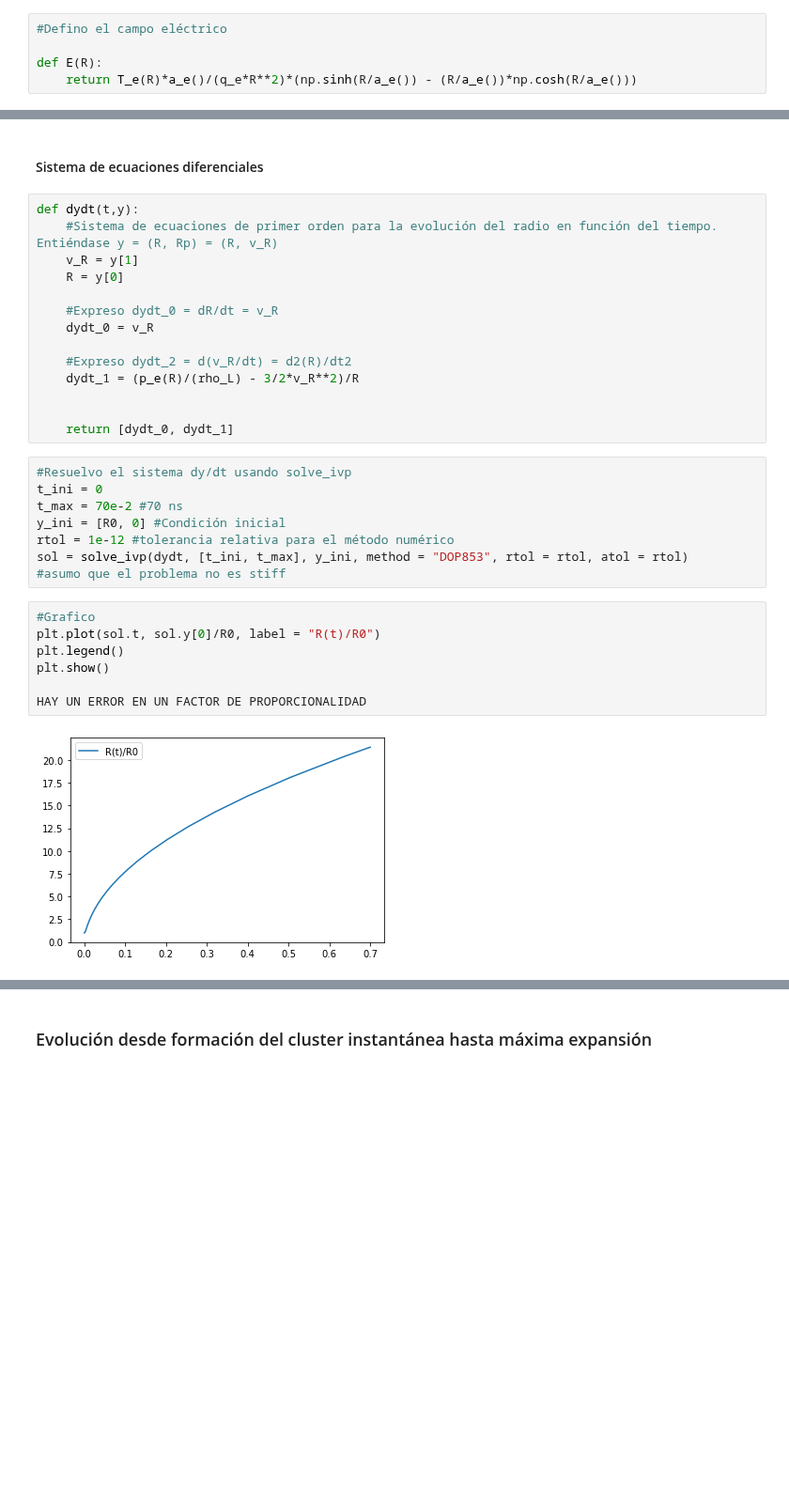
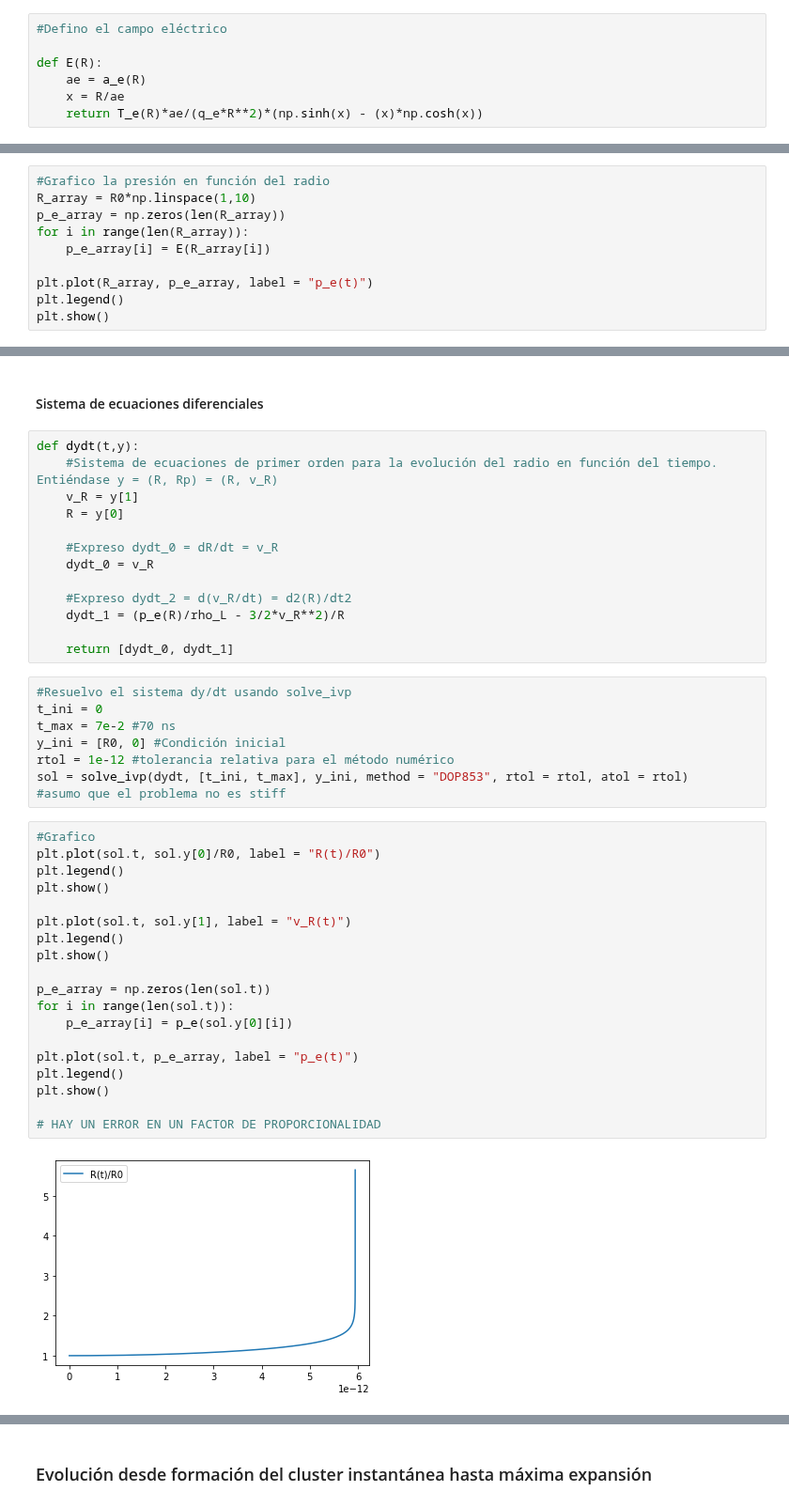
Before and after one commit to Lupama2/Vapor_en_burbuja_inicial_python, a Jupyter notebook: Programa/Evolucion del radio/radio_new.ipynb, the cells around one changed output, grey strips where cells are left out. Shown at 94% size. Cells and saved outputs as stored; diff of their text form; blank space fills up the shorter version.

Commit message:
Intento encontrar el error en la evolución del radio del bubston

```diff
--- a/Programa/Evolucion del radio/radio_new.ipynb
+++ b/Programa/Evolucion del radio/radio_new.ipynb
@@ -73,7 +92,9 @@ def n_e_R(R):
 #Defino el campo eléctrico
 
 def E(R):
-    return T_e(R)*a_e()/(q_e*R**2)*(np.sinh(R/a_e()) - (R/a_e())*np.cosh(R/a_e()))
+    ae = a_e(R)
+    x = R/ae
+    return T_e(R)*ae/(q_e*R**2)*(np.sinh(x) - (x)*np.cosh(x))
 # %%
 #Defino la presión eléctrica
 
@@ -85,3 +106,13 @@ def p_coul(R):
 
 def p_e(R):
     return p_gas(R) + p_coul(R)
+# %%
+#Grafico la presión en función del radio
+R_array = R0*np.linspace(1,10)
+p_e_array = np.zeros(len(R_array))
+for i in range(len(R_array)):
+    p_e_array[i] = E(R_array[i])
+
+plt.plot(R_array, p_e_array, label = "p_e(t)")
+plt.legend()
+plt.show()
@@ -97,14 +130,13 @@ def dydt(t,y):
     dydt_0 = v_R
 
     #Expreso dydt_2 = d(v_R/dt) = d2(R)/dt2
-    dydt_1 = (p_e(R)/(rho_L) - 3/2*v_R**2)/R
-
+    dydt_1 = (p_e(R)/rho_L - 3/2*v_R**2)/R
 
     return [dydt_0, dydt_1]
 # %%
 #Resuelvo el sistema dy/dt usando solve_ivp
 t_ini = 0
-t_max = 70e-2 #70 ns
+t_max = 7e-2 #70 ns
 y_ini = [R0, 0] #Condición inicial
 rtol = 1e-12 #tolerancia relativa para el método numérico
 sol = solve_ivp(dydt, [t_ini, t_max], y_ini, method = "DOP853", rtol = rtol, atol = rtol)
@@ -112,9 +144,21 @@ sol = solve_ivp(dydt, [t_ini, t_max], y_ini, method = "DOP853", rtol = rtol, ato
 # %%
 #Grafico
 plt.plot(sol.t, sol.y[0]/R0, label = "R(t)/R0")
 plt.legend()
 plt.show()
 
-HAY UN ERROR EN UN FACTOR DE PROPORCIONALIDAD
+plt.plot(sol.t, sol.y[1], label = "v_R(t)")
+plt.legend()
+plt.show()
+
+p_e_array = np.zeros(len(sol.t))
+for i in range(len(sol.t)):
+    p_e_array[i] = p_e(sol.y[0][i])
+
+plt.plot(sol.t, p_e_array, label = "p_e(t)")
+plt.legend()
+plt.show()
+
+# HAY UN ERROR EN UN FACTOR DE PROPORCIONALIDAD
 # %% [output]
-[figure, old version]
+[figure, new version]
```
Also changed, not shown: parts of 7 cells of this notebook, 1 other file.
